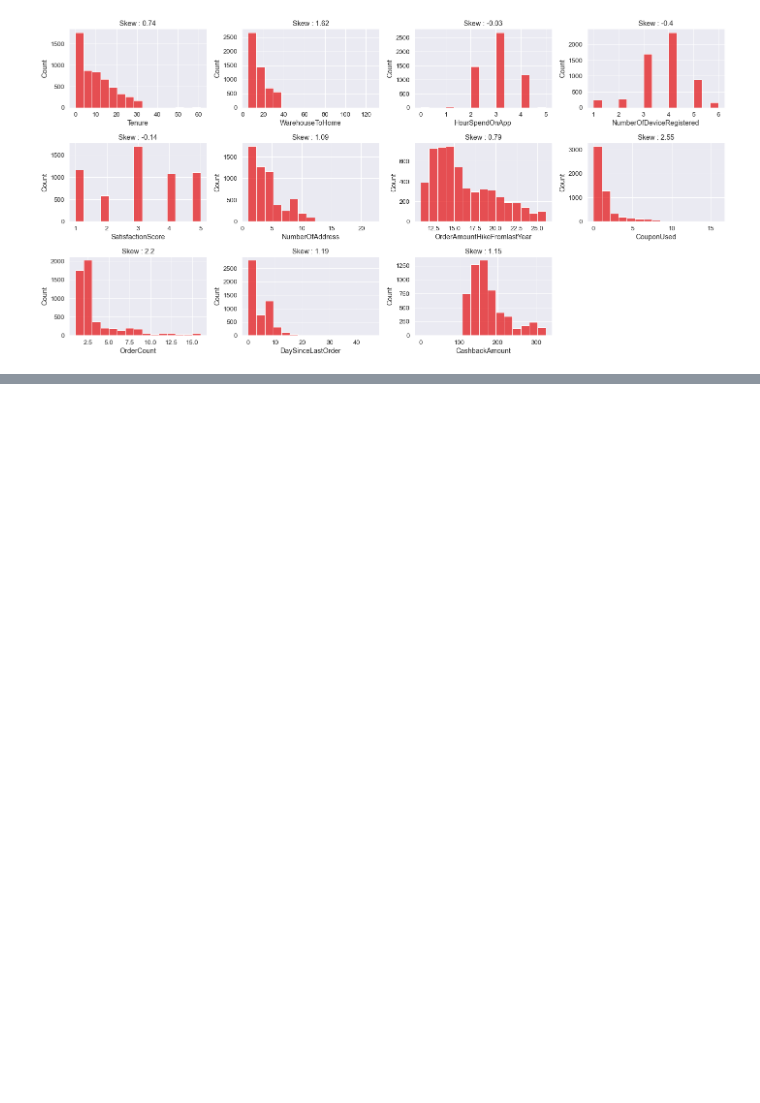
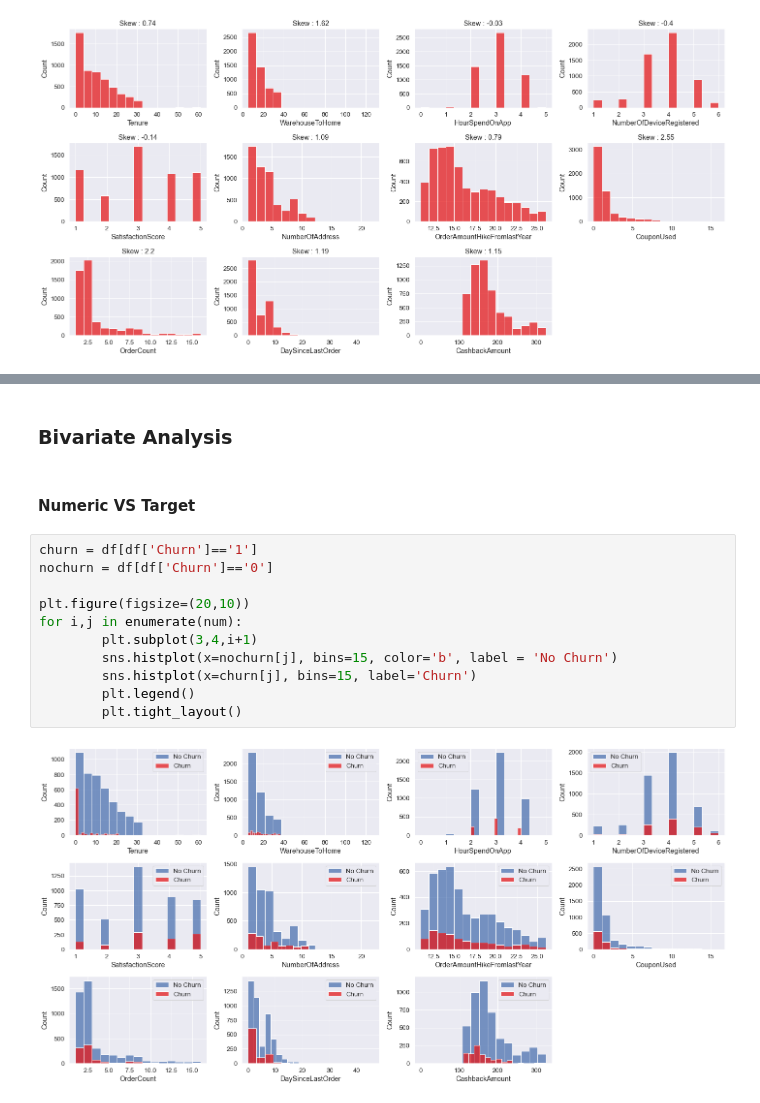
Before and after one commit to arsand07/Customer-Churn, a Jupyter notebook: Customer Churn.ipynb, the cells around one changed output, grey strips where cells are left out. Saved outputs shown, nothing was run; the diff lists cells and outputs as text; blank space fills up the shorter version.

Commit message:
Bivariate Analysis

```diff
--- a/Customer Churn.ipynb
+++ b/Customer Churn.ipynb
@@ -226,0 +260,17 @@ for i,j in enumerate(kat):
+# %% [markdown]
+### Bivariate Analysis
+# %% [markdown]
+#### Numeric VS Target
+# %%
+churn = df[df['Churn']=='1']
+nochurn = df[df['Churn']=='0']
+
+plt.figure(figsize=(20,10))
+for i,j in enumerate(num):
+        plt.subplot(3,4,i+1)
+        sns.histplot(x=nochurn[j], bins=15, color='b', label = 'No Churn')
+        sns.histplot(x=churn[j], bins=15, label='Churn')
+        plt.legend()
+        plt.tight_layout()
+# %% [output]
+[figure, added]
```
Also changed, not shown: parts of 14 cells of this notebook.
